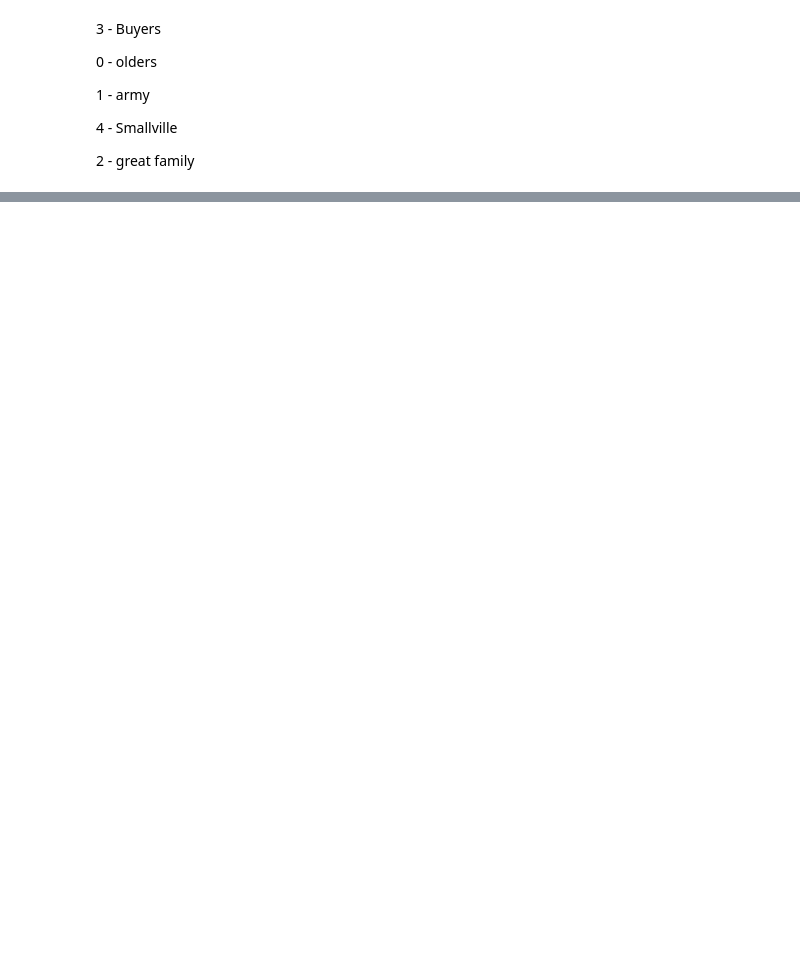
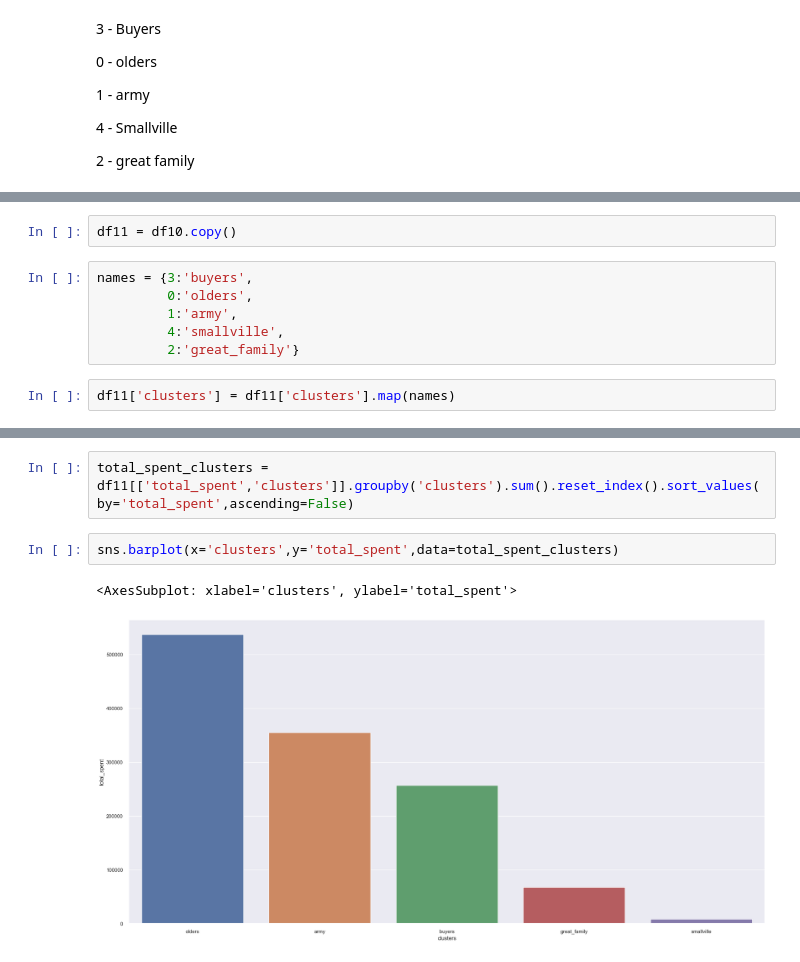
Before and after one commit to lavinomenezes/ifood_data_analyst_challenge, a Jupyter notebook: notebooks/ifood_lm_v10_segmentation_embedding_space.ipynb, the cells around one changed output, grey strips where cells are left out. Saved outputs shown, nothing was run; the diff lists cells and outputs as text; blank space fills up the shorter version.

```diff
--- a/notebooks/ifood_lm_v10_segmentation_embedding_space.ipynb
+++ b/notebooks/ifood_lm_v10_segmentation_embedding_space.ipynb
@@ -624,0 +627,10 @@ df_cluster.sort_values(by='total_spent',ascending=False)
+# %%
+df11 = df10.copy()
+# %%
+names = {3:'buyers',
+         0:'olders',
+         1:'army',
+         4:'smallville',
+         2:'great_family'}
+# %%
+df11['clusters'] = df11['clusters'].map(names)
@@ -624,0 +744,7 @@ df_cluster.sort_values(by='total_spent',ascending=False)
+# %%
+total_spent_clusters = df11[['total_spent','clusters']].groupby('clusters').sum().reset_index().sort_values(by='total_spent',ascending=False)
+# %%
+sns.barplot(x='clusters',y='total_spent',data=total_spent_clusters)
+# %% [output]
+<AxesSubplot: xlabel='clusters', ylabel='total_spent'>
+[figure, added]
```
Also changed, not shown: parts of 7 cells of this notebook, 2 other files.
